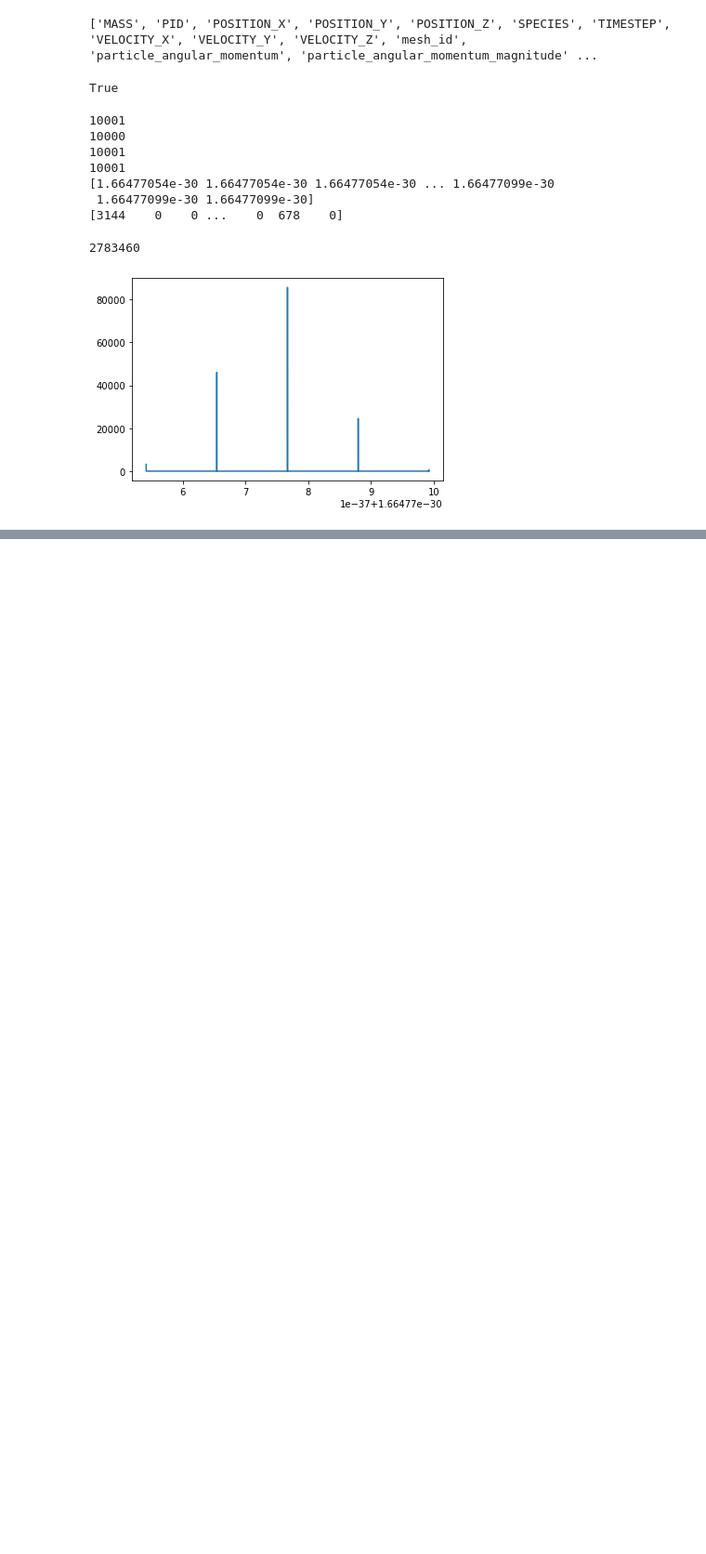
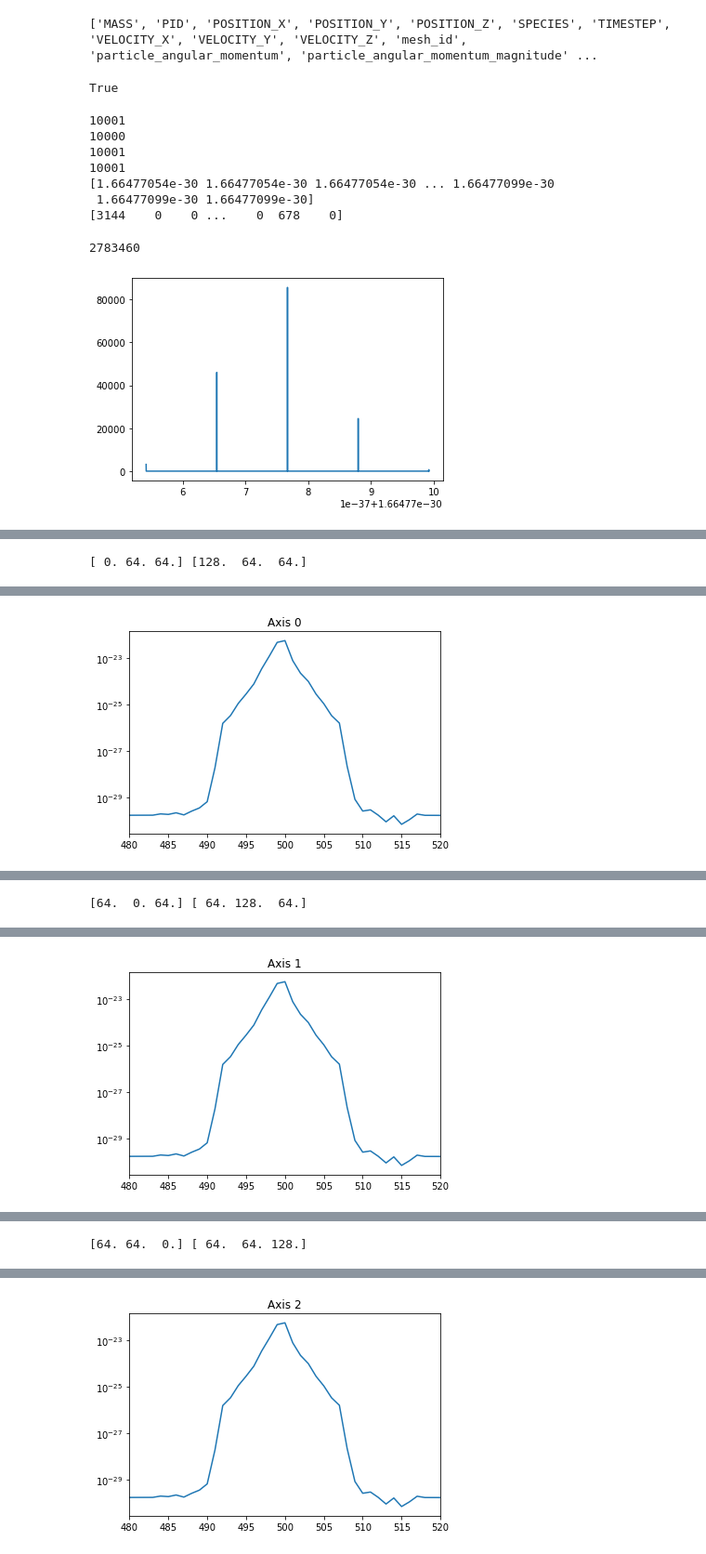
Before and after one commit to cavestruz/croc_CII, a Jupyter notebook: Notebook/Raziq_Working_Notebook.ipynb, the cells around one changed output, grey strips where cells are left out. Shown: that part at 93% size. Drawn from its saved outputs; the diff is of its cells as text; code cells hidden in the pictures; blank space fills up the shorter version.

```diff
--- a/Notebook/Raziq_Working_Notebook.ipynb
+++ b/Notebook/Raziq_Working_Notebook.ipynb
@@ -118,0 +172,18 @@ yt : [INFO     ] 2019-11-07 16:37:43,956 Making a fixed resolution buffer of (('
+# %%
+a = np.arange(0,1000)
+ray = {}
+for i in [0,1,2]:
+    start_array = [0.0,64.0,64]
+    end_array = [128.0,64.0,64]
+    start_array = np.roll(start_array,i)
+    end_array = np.roll(end_array,i)
+    print(start_array,end_array)
+    ray[i] = ds.r[start:end:1000j]
+
+
+    plt.plot(a,ray[i]['density'])
+    plt.yscale("log")
+    plt.title("Axis "+str(i))
+    plt.xlim((480,520))
+    plt.show()
+# %% [output]
@@ -118,0 +191 @@ yt : [INFO     ] 2019-11-07 16:37:43,956 Making a fixed resolution buffer of (('
+[ 0. 64. 64.] [128.  64.  64.]
@@ -118,0 +193 @@ yt : [INFO     ] 2019-11-07 16:37:43,956 Making a fixed resolution buffer of (('
+[figure, added]
@@ -118,0 +195 @@ yt : [INFO     ] 2019-11-07 16:37:43,956 Making a fixed resolution buffer of (('
+[64.  0. 64.] [ 64. 128.  64.]
@@ -118,0 +197 @@ yt : [INFO     ] 2019-11-07 16:37:43,956 Making a fixed resolution buffer of (('
+[figure, added]
@@ -118,0 +199 @@ yt : [INFO     ] 2019-11-07 16:37:43,956 Making a fixed resolution buffer of (('
+[64. 64.  0.] [ 64.  64. 128.]
@@ -118,0 +201 @@ yt : [INFO     ] 2019-11-07 16:37:43,956 Making a fixed resolution buffer of (('
+[figure, added]
```
Also changed, not shown: parts of 18 cells of this notebook.
